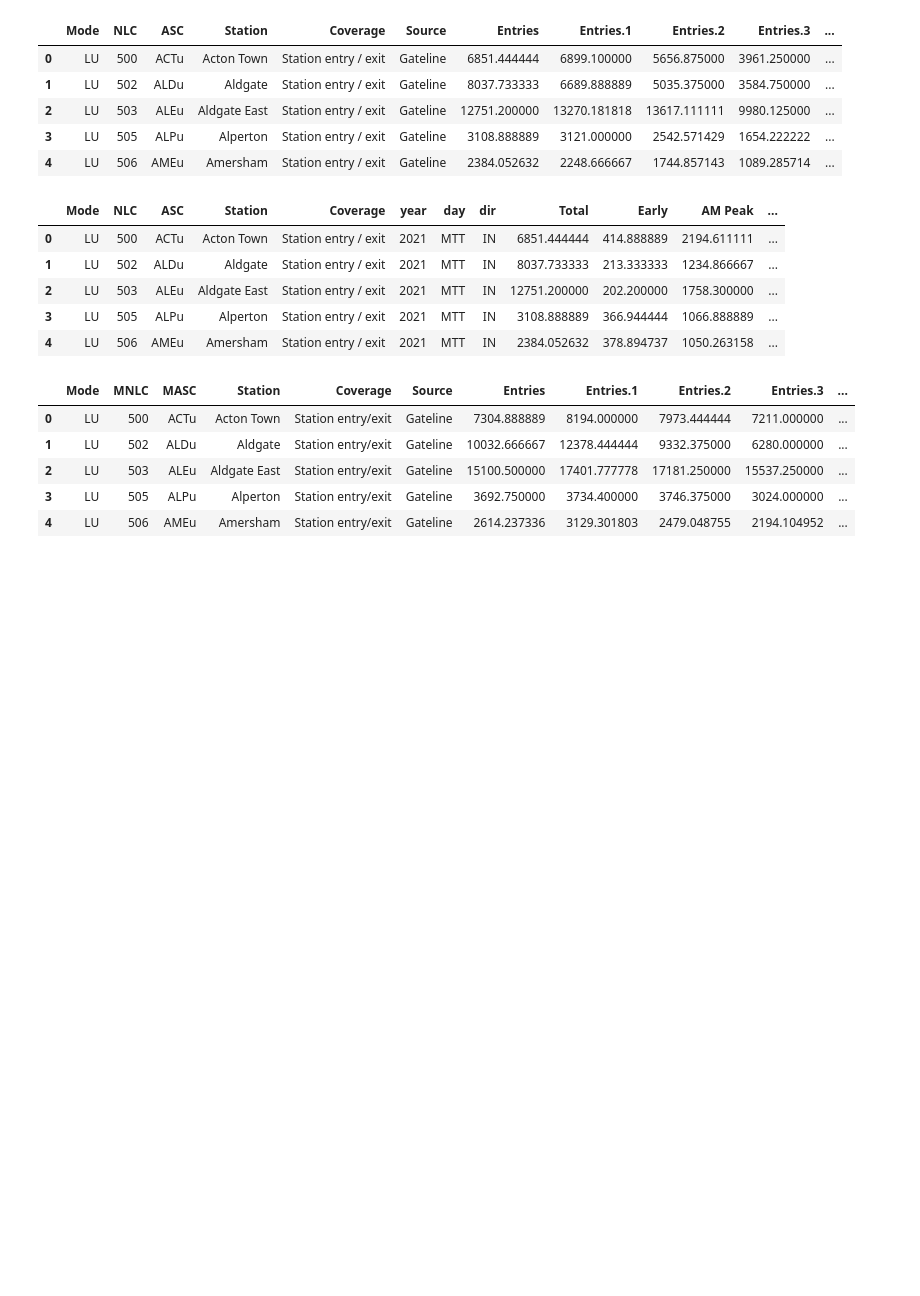
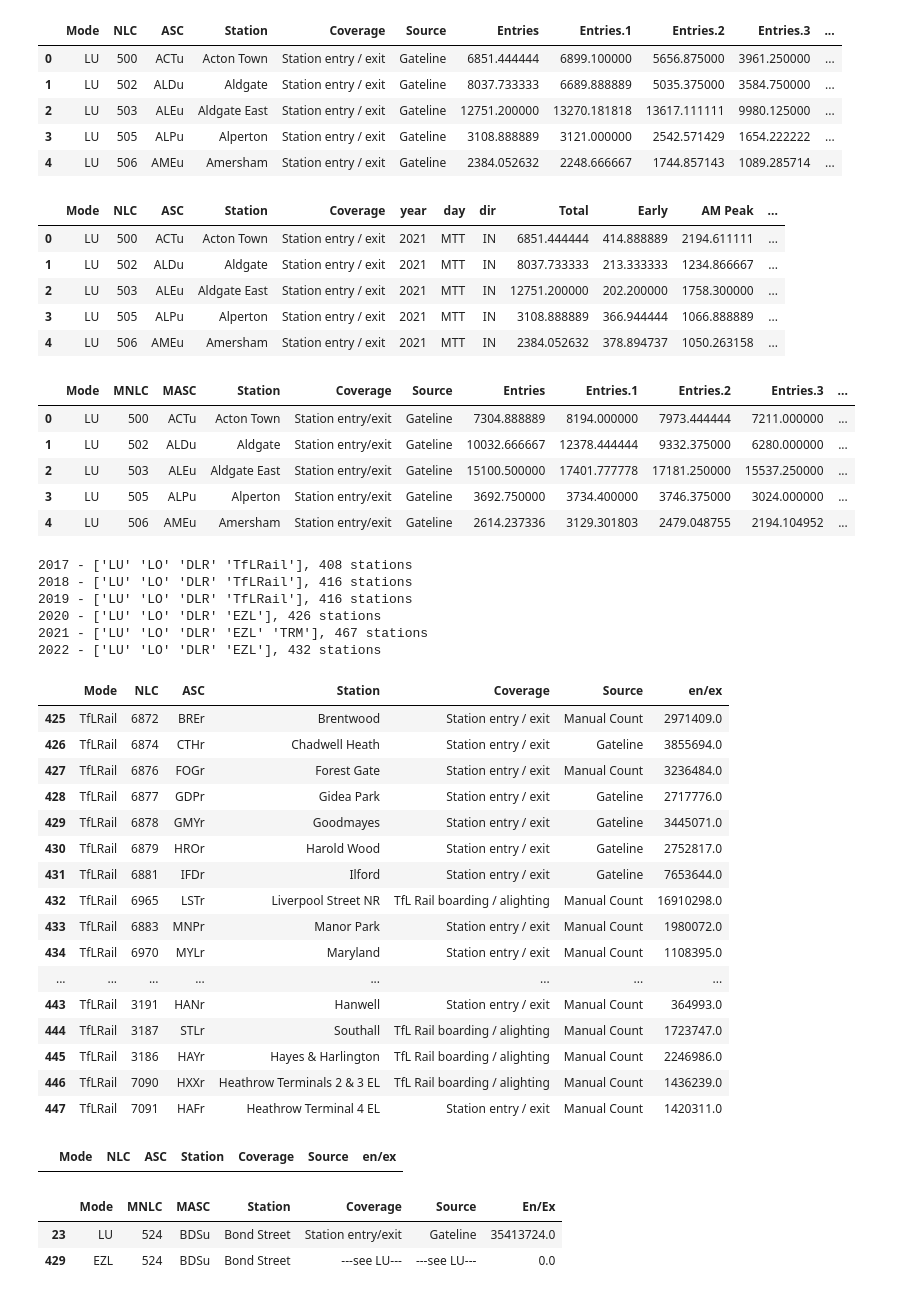
Before and after one commit to AimanxxAnsari/analysis-of-tfl-data, a Jupyter notebook: python-notebooks/tfl-passenger-flow.ipynb, the cells around one changed output. Drawn from its saved outputs; the diff is of its cells as text; code cells hidden in the pictures; blank space fills up the shorter version.

Commit message:
adding passenger flow from annual count

```diff
--- a/python-notebooks/tfl-passenger-flow.ipynb
+++ b/python-notebooks/tfl-passenger-flow.ipynb
@@ -41,6 +52,15 @@ df2018ac.head(5)
 | 2 | LU | 503 | ALEu | Aldgate East | Station entry / exit | Gateline | 23311 | 24645 | 17113 | 13418 | ... |
 | 3 | LU | 505 | ALPu | Alperton | Station entry / exit | Gateline | 4541 | 4517 | 3302 | 2361 | ... |
 | 4 | LU | 506 | AMEu | Amersham | Station entry / exit | Gateline | 3886 | 3644 | 2031 | 1230 | ... |
+# %%
+df2018ac = df2018ac.drop(columns=['entries',
+                            'entries.1',
+                            'entries.2',
+                            'entries.3',
+                            'exits',
+                            'exits.1',
+                            'exits.2',
+                            'exits.3']).round()
 # %%
 df2018hr = pd.read_excel('../data/yearly-counts-tube/ByQhrEntryExit_2018.xlsx',
                          sheet_name='ByQhr',
@@ -143,0 +241,39 @@ df2022ac.head(5)
+# %%
+print_mode_and_station_info(df2017ac, df2018ac, df2019ac, df2020ac, df2021ac, df2022ac)
+# %% [output]
+2017 - ['LU' 'LO' 'DLR' 'TfLRail'], 408 stations
+2018 - ['LU' 'LO' 'DLR' 'TfLRail'], 416 stations
+2019 - ['LU' 'LO' 'DLR' 'TfLRail'], 416 stations
+2020 - ['LU' 'LO' 'DLR' 'EZL'], 426 stations
+2021 - ['LU' 'LO' 'DLR' 'EZL' 'TRM'], 467 stations
+2022 - ['LU' 'LO' 'DLR' 'EZL'], 432 stations
+# %%
+df2018ac[df2018ac['Mode'] == 'TfLRail']
+# %% [output]
+|  | Mode | NLC | ASC | Station | Coverage | Source | en/ex |
+| 425 | TfLRail | 6872 | BREr | Brentwood | Station entry / exit | Manual Count | 2971409.0 |
+| 426 | TfLRail | 6874 | CTHr | Chadwell Heath | Station entry / exit | Gateline | 3855694.0 |
+| 427 | TfLRail | 6876 | FOGr | Forest Gate | Station entry / exit | Manual Count | 3236484.0 |
+| 428 | TfLRail | 6877 | GDPr | Gidea Park | Station entry / exit | Gateline | 2717776.0 |
+| 429 | TfLRail | 6878 | GMYr | Goodmayes | Station entry / exit | Gateline | 3445071.0 |
+| 430 | TfLRail | 6879 | HROr | Harold Wood | Station entry / exit | Gateline | 2752817.0 |
+| 431 | TfLRail | 6881 | IFDr | Ilford | Station entry / exit | Gateline | 7653644.0 |
+| 432 | TfLRail | 6965 | LSTr | Liverpool Street NR | TfL Rail boarding / alighting | Manual Count | 16910298.0 |
+| 433 | TfLRail | 6883 | MNPr | Manor Park | Station entry / exit | Manual Count | 1980072.0 |
+| 434 | TfLRail | 6970 | MYLr | Maryland | Station entry / exit | Manual Count | 1108395.0 |
+| ... | ... | ... | ... | ... | ... | ... | ... |
+| 443 | TfLRail | 3191 | HANr | Hanwell | Station entry / exit | Manual Count | 364993.0 |
+| 444 | TfLRail | 3187 | STLr | Southall | TfL Rail boarding / alighting | Manual Count | 1723747.0 |
+| 445 | TfLRail | 3186 | HAYr | Hayes & Harlington | TfL Rail boarding / alighting | Manual Count | 2246986.0 |
+| 446 | TfLRail | 7090 | HXXr | Heathrow Terminals 2 & 3 EL | TfL Rail boarding / alighting | Manual Count | 1436239.0 |
+| 447 | TfLRail | 7091 | HAFr | Heathrow Terminal 4 EL | Station entry / exit | Manual Count | 1420311.0 |
+# %%
+df2018ac[df2018ac['Station'] == 'Heathrow Terminals 2 & 3']
+# %% [output]
+|  | Mode | NLC | ASC | Station | Coverage | Source | en/ex |
+# %%
+df2022ac[df2022ac['Station'] == 'Bond Street']
+# %% [output]
+|  | Mode | MNLC | MASC | Station | Coverage | Source | En/Ex |
+| 23 | LU | 524 | BDSu | Bond Street | Station entry/exit | Gateline | 35413724.0 |
+| 429 | EZL | 524 | BDSu | Bond Street | ---see LU--- | ---see LU--- | 0.0 |
```
Also changed, not shown: parts of 19 cells of this notebook.
